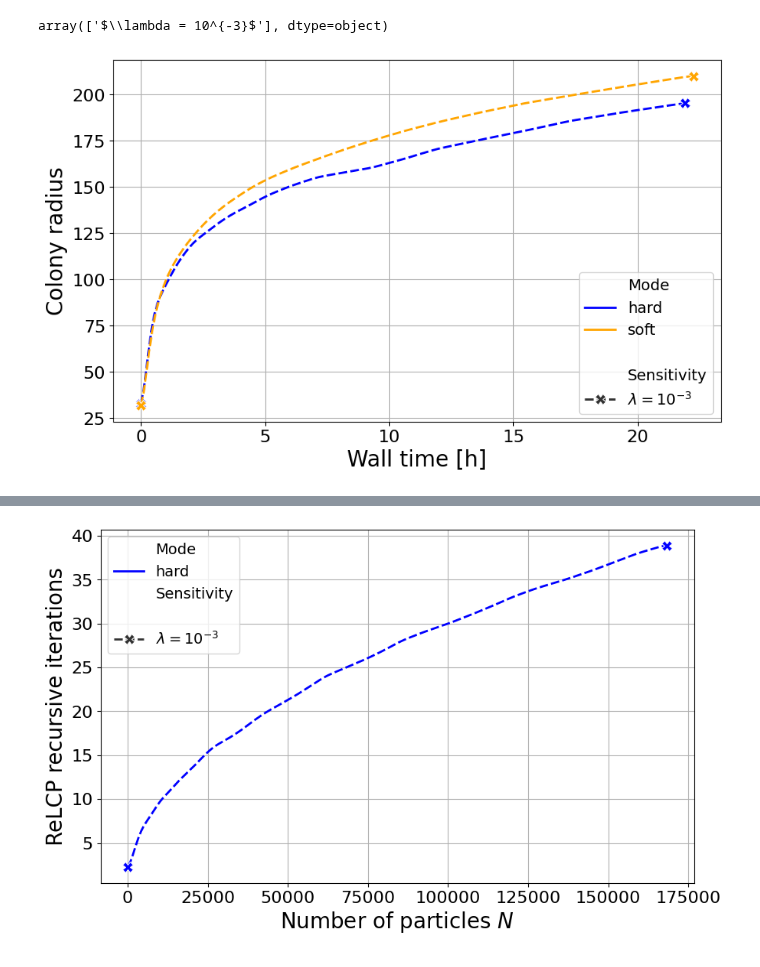
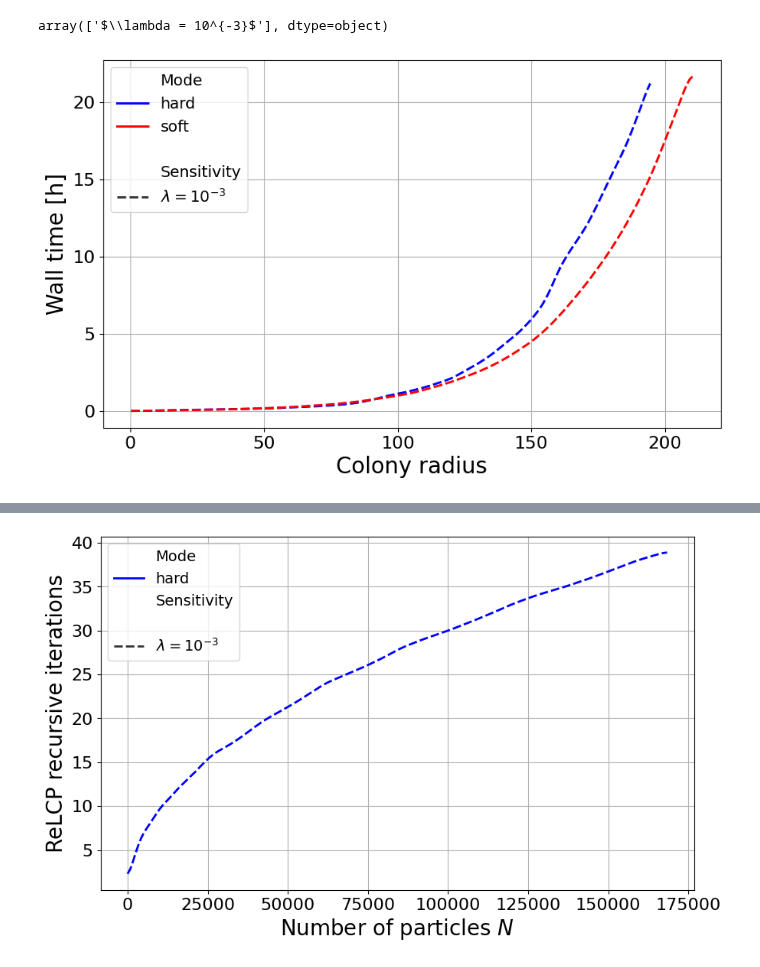
Before and after one commit to ManuelLerchner/ProliferatingCellCollectives-IDP, a Jupyter notebook: analysis/plot_huge.ipynb, the cells around one changed output, grey strips where cells are left out. Drawn from its saved outputs; the diff is of its cells as text; code cells hidden in the pictures.

```diff
--- a/analysis/plot_huge.ipynb
+++ b/analysis/plot_huge.ipynb
@@ -72,7 +72,7 @@ from scipy.ndimage import gaussian_filter1d
 import pandas as pd
 import seaborn as sns
 
-MODE_COLORS = {"hard": "blue", "soft": "orange", "Weady et al.": "black"}
+MODE_COLORS = {"hard": "blue", "soft": "red", "Weady et al.": "black"}
 LINE_STYLES = {"$\\lambda = 10^{-2}$": "solid",
                "$\\lambda = 10^{-3}$": "dashed", "$\\lambda = 10^{-4}$": "dotted"}
 
@@ -200,7 +200,7 @@ def plot_parameter_over_time(sim_dict, x, y, yscale=None, xscale=None, outname=N
         lw=2, ms=10,
         palette=MODE_COLORS,
         style_order=(LINE_STYLES.keys()),
-        markers=True,
+        markers=False,
         markevery=[0, -1],
     )
 
@@ -365,7 +365,7 @@ def plot_radial_distribution(particles_dict, variable, bin_size=2.0, outname=Non
         lw=2, ms=10,
         palette=MODE_COLORS,
         style_order=LINE_STYLES.keys(),
-        markers=True,
+        markers=False,
         markevery=[0, -1]
     )
 
@@ -470,7 +470,7 @@ def plot_radial_distribution_shared(particles_dict, variable, bin_size=2.0, outn
         lw=2, ms=10,
         palette=MODE_COLORS,
         style_order=LINE_STYLES.keys(),
-        markers=True,
+        markers=False,
         markevery=[0, -1],
         legend=True,
         **kwargs,
@@ -500,7 +500,7 @@ def plot_radial_distribution_shared(particles_dict, variable, bin_size=2.0, outn
               lw=2, ms=10,
               palette=MODE_COLORS,
               style_order=LINE_STYLES.keys(),
-              markers=True,
+              markers=False,
               markevery=[0, -1],
               legend=False,
               )
@@ -635,10 +635,10 @@ sim_dict["Sensitivity"].unique()
 # %% [output]
 array(['$\\lambda = 10^{-3}$'], dtype=object)
 # %%
-plot_parameter_over_time(sim_dict, "wall_time [h]", "colony_radius",
-                         xlabel="Wall time [h]", ylabel="Colony radius", errorbar=("se", 5), outname="huge_wall_time_vs_radius.png");
+plot_parameter_over_time(sim_dict, "colony_radius", "wall_time [h]",
+                         xlabel="Colony radius", ylabel="Wall time [h]", errorbar=("se", 5), outname="huge_wall_time_vs_radius.png");
 # %% [output]
-[figure, old version]
+[figure, new version]
 # %%
 plot_radial_distribution(particles_dict, "length", bin_size, plot_theory=False,
                                 xlabel="Radius $r$", ylabel="$\\langle \\text{length} \\rangle$", outname="huge_length_shared.png",   errorbar=("se", 1.2
```
Also changed, not shown: parts of 17 cells of this notebook, 20 other files.
